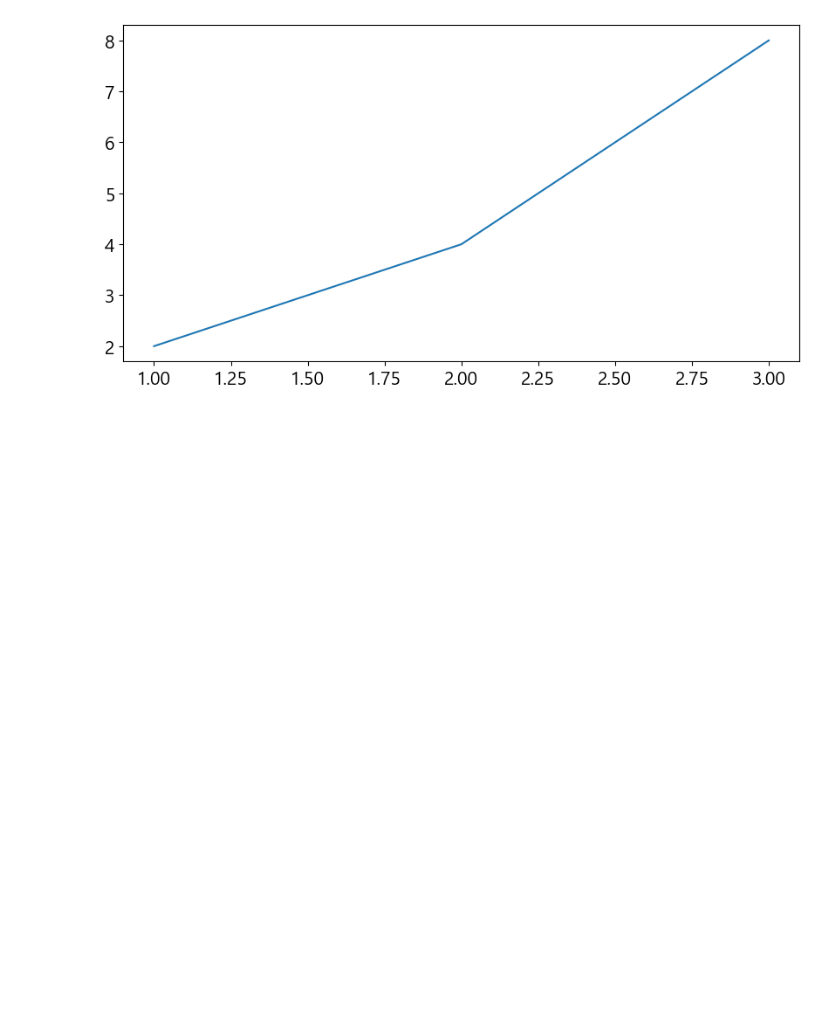
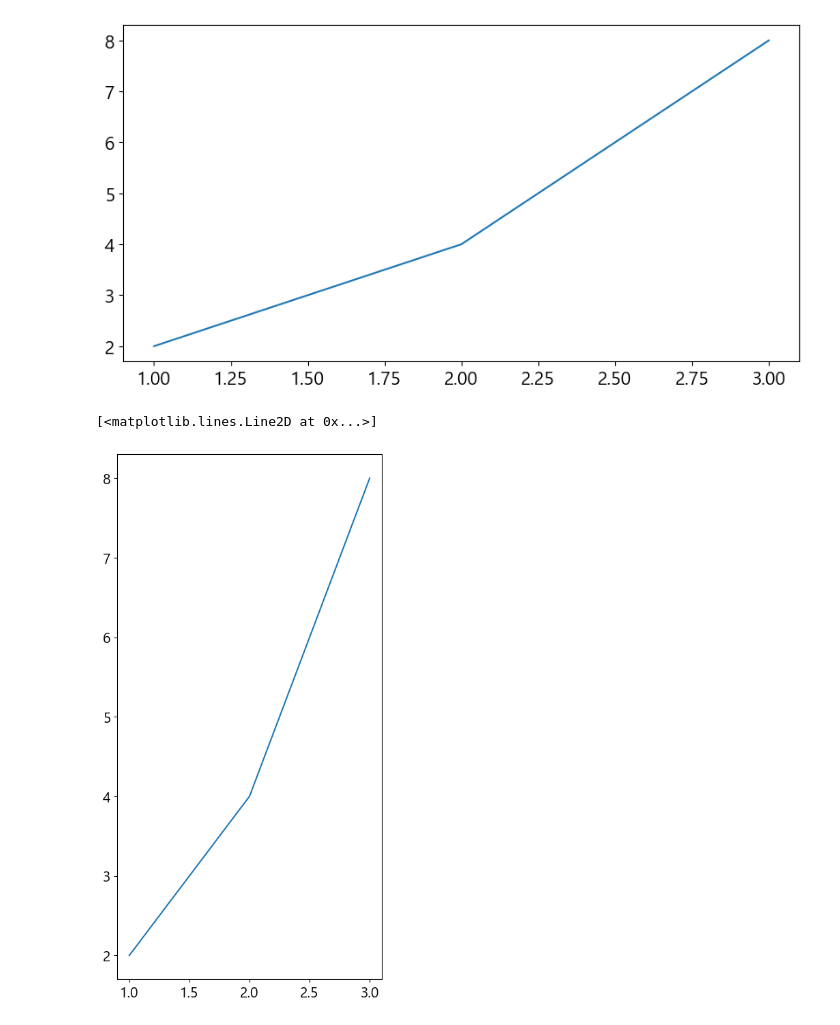
Before and after one commit to psjeong/Machine-Learning, a Jupyter notebook: Matplotlib/04. 스타일.ipynb, the cells around one changed output. Cells and saved outputs as stored; diff of their text form; code cells hidden in the pictures; blank space fills up the shorter version.

Commit message:
Matplotlib_study

```diff
--- a/Matplotlib/04. 스타일.ipynb
+++ b/Matplotlib/04. 스타일.ipynb
@@ -168,3 +168,9 @@ plt.plot(x, y)
 # %% [output]
 [<matplotlib.lines.Line2D at 0x...>]
 [figure]
+# %%
+plt.figure(figsize=(5, 10))
+plt.plot(x, y)
+# %% [output]
+[<matplotlib.lines.Line2D at 0x...>]
+[figure, added]
```
Also changed, not shown: parts of 4 cells of this notebook.
